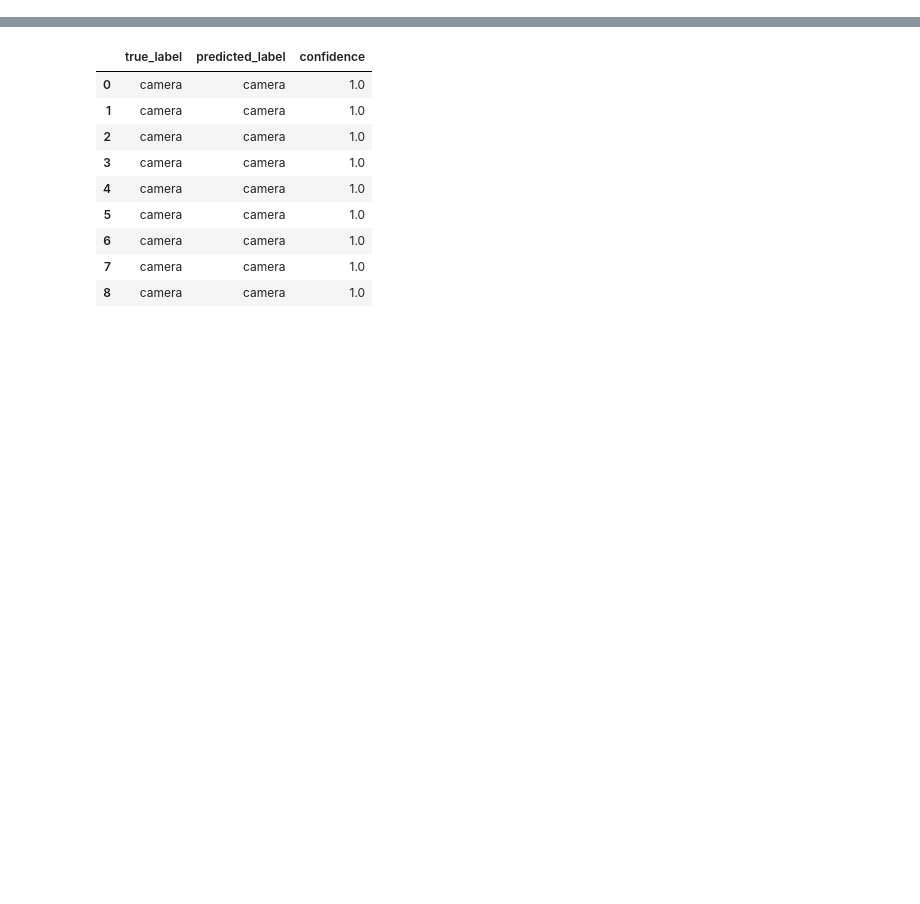
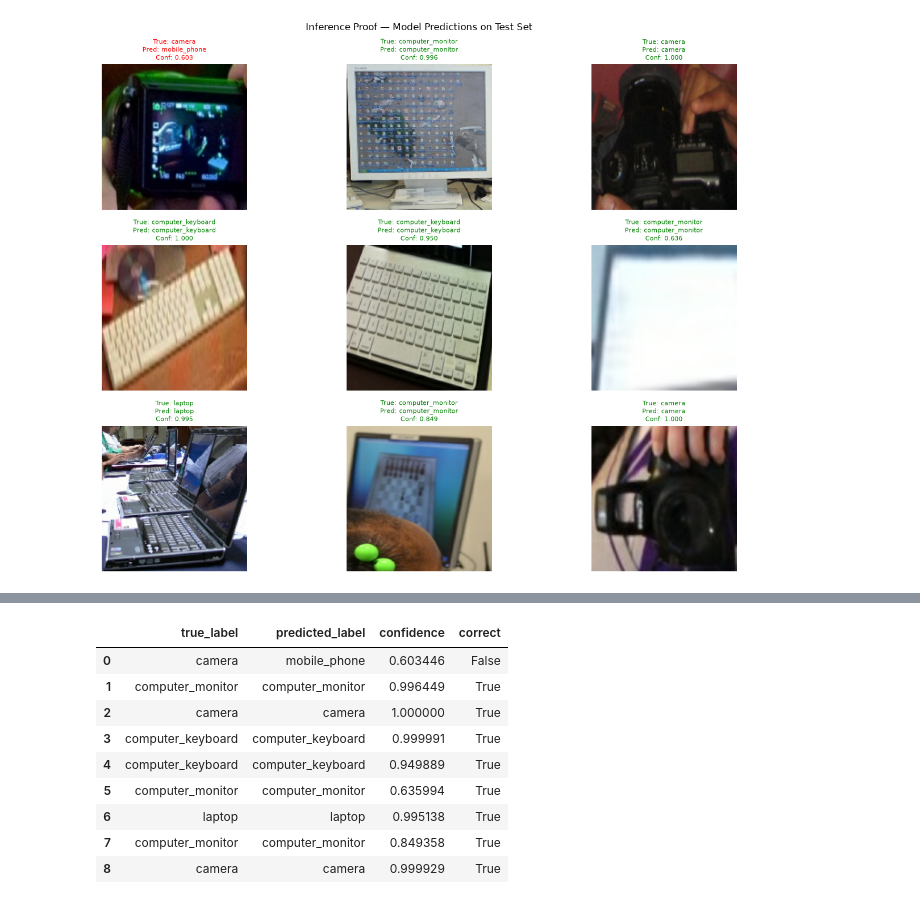
Before and after one commit to agungtrisutaji/submission-klasifikasi-gambar-eurosat, a Jupyter notebook: klasifikasi-gambar-it-assets.ipynb, the cells around one changed output, grey strips where cells are left out. Drawn from its saved outputs; the diff is of its cells as text; code cells hidden in the pictures; blank space fills up the shorter version.

```diff
--- a/klasifikasi-gambar-it-assets.ipynb
+++ b/klasifikasi-gambar-it-assets.ipynb
@@ -828,0 +527,9 @@ Plot accuracy dan loss dibuat langsung dari object `history` hasil `model.fit`.
+# %%
+data_augmentation = tf.keras.Sequential([
+    tf.keras.layers.RandomFlip("horizontal"),
+    tf.keras.layers.RandomRotation(0.15),
+    tf.keras.layers.RandomZoom(0.15),
+    tf.keras.layers.RandomContrast(0.15),
+], name="data_augmentation")
+
+print("Data augmentation layers:", [l.name for l in data_augmentation.layers])
@@ -1140,28 +1108,45 @@ Contoh inference berikut memakai model final yang sama. Gambar berasal dari `tes
 # %%
-for images, labels in test_ds.take(1):
-    probabilities = model.predict(images, verbose=0)
-    pred_indices = np.argmax(probabilities, axis=1)
+# Take a batch with diverse classes by shuffling test_ds
+shuffled_test = tf.keras.utils.image_dataset_from_directory(
+    SPLIT_DIR / "test",
+    image_size=IMG_SIZE,
+    batch_size=BATCH_SIZE,
+    label_mode="categorical",
+    shuffle=True,
+    seed=123,
+).prefetch(AUTOTUNE)
+
+for images, labels in shuffled_test.take(1):
+    preds = model.predict(images)
+    pred_indices = np.argmax(preds, axis=1)
     true_indices = np.argmax(labels.numpy(), axis=1)
+    confidences = np.max(preds, axis=1)
 
-    plt.figure(figsize=(12, 8))
-    inference_records = []
+    plt.figure(figsize=(14, 10))
     for i in range(min(9, len(images))):
-        confidence = float(probabilities[i, pred_indices[i]])
-        inference_records.append({
-            "true_label": class_names[true_indices[i]],
-            "predicted_label": class_names[pred_indices[i]],
-            "confidence": confidence,
-        })
         plt.subplot(3, 3, i + 1)
         plt.imshow(images[i].numpy().astype("uint8"))
-        plt.title(f"True: {class_names[true_indices[i]]}\nPred: {class_names[pred_indices[i]]}\nConf: {confidence:.3f}")
+        color = "green" if pred_indices[i] == true_indices[i] else "red"
+        plt.title(
+            f"True: {class_names[true_indices[i]]}\n"
+            f"Pred: {class_names[pred_indices[i]]}\n"
+            f"Conf: {confidences[i]:.3f}",
+            fontsize=8,
+            color=color,
+        )
         plt.axis("off")
+    plt.suptitle("Inference Proof — Model Predictions on Test Set", fontsize=12)
     plt.tight_layout()
     plt.savefig(EVALUATION_DIR / "sequential_inference_proof.png", dpi=150)
     plt.show()
-    break
 
-inference_df = pd.DataFrame(inference_records)
-inference_df.to_csv(EVALUATION_DIR / "sequential_inference_proof.csv", index=False)
+# Save inference results
+inference_df = pd.DataFrame({
+    "true_label": [class_names[i] for i in true_indices[:9]],
+    "predicted_label": [class_names[i] for i in pred_indices[:9]],
+    "confidence": confidences[:9],
+    "correct": [pred_indices[i] == true_indices[i] for i in range(min(9, len(images)))],
+})
+inference_df.to_csv(EVALUATION_DIR / "sample_inference.csv", index=False)
 display(inference_df)
 # %% [output]
@@ -1167,0 +1155 @@ display(inference_df)
+[figure, added]
@@ -1168,10 +1157,10 @@ display(inference_df)
-|  | true_label | predicted_label | confidence |
-| 0 | camera | camera | 1.0 |
-| 1 | camera | camera | 1.0 |
-| 2 | camera | camera | 1.0 |
-| 3 | camera | camera | 1.0 |
-| 4 | camera | camera | 1.0 |
-| 5 | camera | camera | 1.0 |
-| 6 | camera | camera | 1.0 |
-| 7 | camera | camera | 1.0 |
-| 8 | camera | camera | 1.0 |
+|  | true_label | predicted_label | confidence | correct |
+| 0 | camera | mobile_phone | 0.603446 | False |
+| 1 | computer_monitor | computer_monitor | 0.996449 | True |
+| 2 | camera | camera | 1.000000 | True |
+| 3 | computer_keyboard | computer_keyboard | 0.999991 | True |
+| 4 | computer_keyboard | computer_keyboard | 0.949889 | True |
+| 5 | computer_monitor | computer_monitor | 0.635994 | True |
+| 6 | laptop | laptop | 0.995138 | True |
+| 7 | computer_monitor | computer_monitor | 0.849358 | True |
+| 8 | camera | camera | 0.999929 | True |
```
Also changed, not shown: parts of 64 cells of this notebook, 2 other files.
